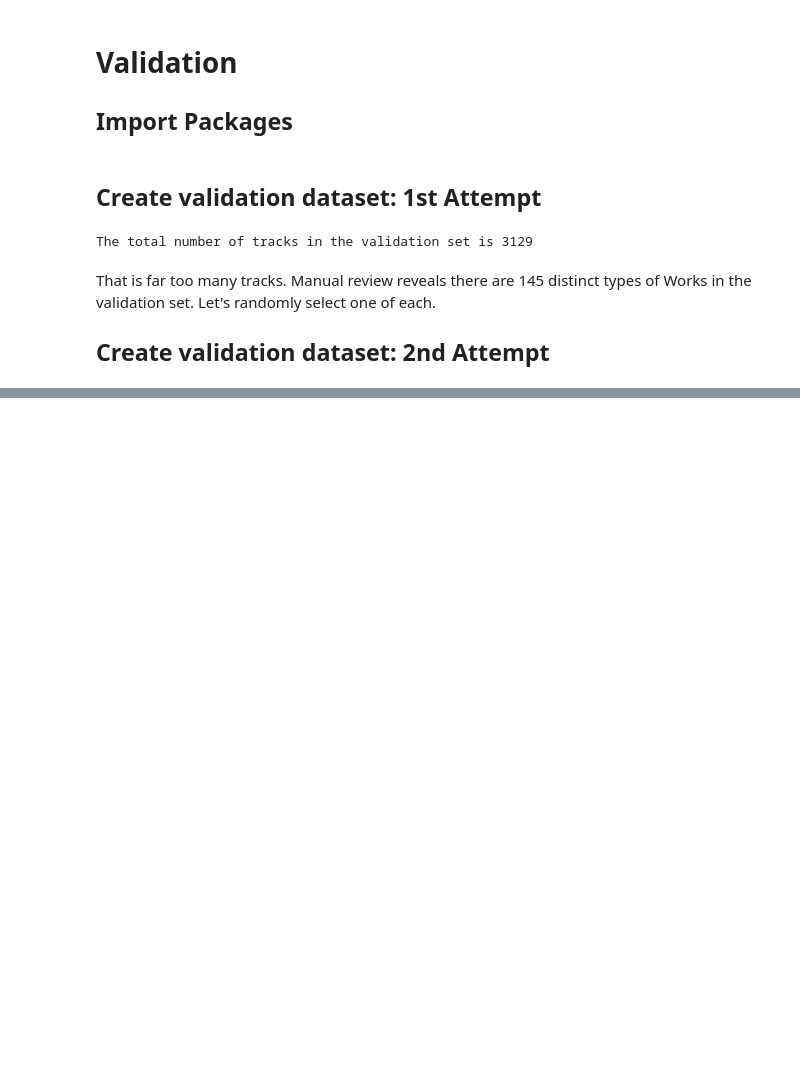
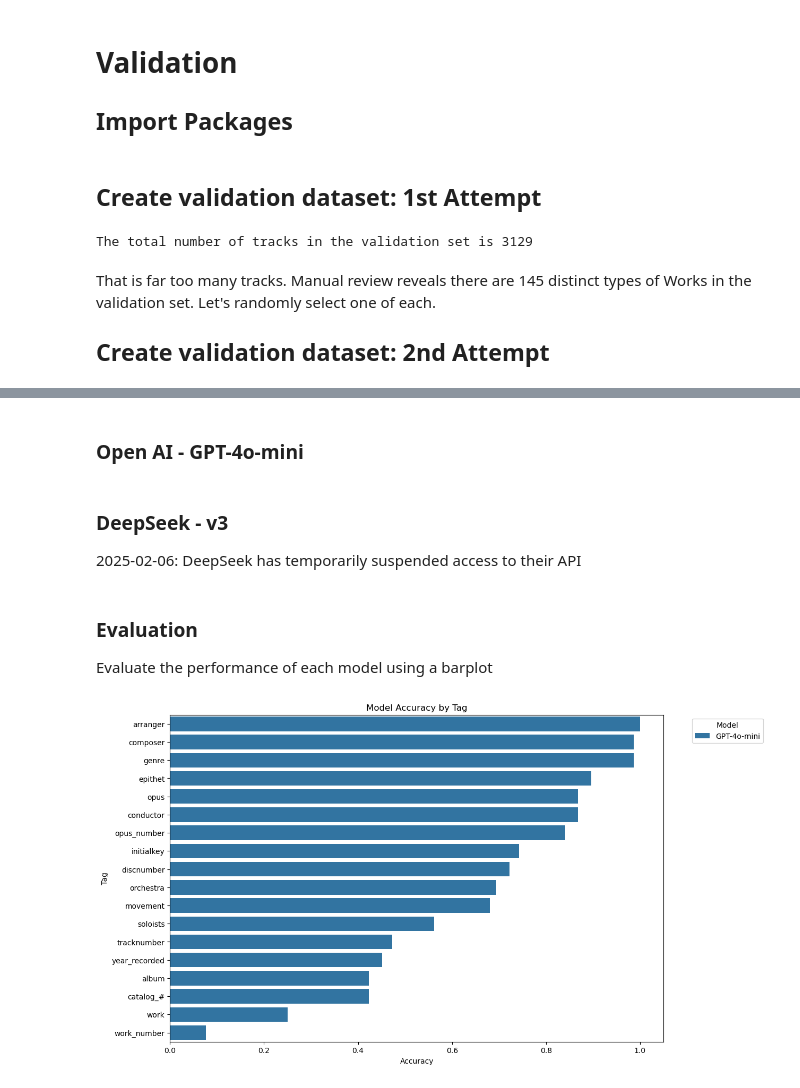
Before and after one commit to joshamilton/musicTagger, a Jupyter notebook: src/evaluate_llms.ipynb, the cells around one changed output, grey strips where cells are left out. Saved outputs shown, nothing was run; the diff lists cells and outputs as text; code cells hidden in the pictures; blank space fills up the shorter version.

Commit message:
Run GPT using OpenAI API and visualize results

```diff
--- a/src/evaluate_llms.ipynb
+++ b/src/evaluate_llms.ipynb
@@ -111,8 +119,8 @@ validation_albums = [
     ['Vivaldi, Antonio', 'Vivaldi Edition, Volume 2', 'I Musici', '', '']
 ]
 
-# Read in the database of all tags
-tags_df = pd.read_excel('../tags.xlsx')
+# Read in the database of all tags. Read all values as strings
+tags_df = pd.read_excel('../tags.xlsx', dtype=str)
 
 # Create a boolean mask for filtering
 mask = pd.Series([False] * len(tags_df))
@@ -152,11 +160,16 @@ validation_set = subset_df.groupby(['updated_composer', 'updated_album', 'update
                                          ).apply(lambda x: x.sample(1, random_state=seed)).reset_index(drop=True)
 validation_set.replace('', np.nan, inplace=True) # Replace empty strings with NaN
 
+# Update all tag names to contain underscores instead of spaces
+validation_set.columns = validation_set.columns.str.replace(' ', '_')
 # Write to file
 validation_set.to_excel('validation_set.xlsx', index=False)
 
-# Report the number of updated_tag fields that have values
+# Report the number of updated_tag fields that have values. Drop the updated_title and updated_tracktitle fields, because
+# they get computed programmatically when renaming
 updated_tag_fields = [col for col in validation_set.columns if col.startswith('updated')]
+updated_tag_fields.remove('updated_title')
+updated_tag_fields.remove('updated_tracktitle')
 non_null_counts = validation_set[updated_tag_fields].notnull().sum()
 
 print("Number of updated_tag fields that have values:")
@@ -182,0 +203,13 @@ dtype: int64
+# %%
+# Create a dataframe to store the results
+# The columns are: filename, tag, value
+results_df = pd.DataFrame(columns=['filename', 'tag', 'expected value', 'model', 'predicted value'])
+# Populate the dataframe with the validation set
+for index, row in validation_set.iterrows():
+    for tag in updated_tag_fields:
+        # Add empty strings for missing values
+        if pd.isna(row[tag]):
+            row[tag] = ''
+        # Append the filename, tag, and value to the results dataframe
+        new_row = [row['filename'], re.sub(r'updated_', '', tag), row[tag], '', '']
+        results_df.loc[len(results_df)] = new_row
@@ -182,0 +225,2 @@ dtype: int64
+# %% [markdown]
+### Open AI - GPT-4o-mini
@@ -182,0 +327,24 @@ dtype: int64
+# %% [markdown]
+### DeepSeek - v3
+2025-02-06: DeepSeek has temporarily suspended access to their API
+# %% [markdown]
+### Evaluation
+
+Evaluate the performance of each model using a barplot
+# %%
+# Calculate overall accuracy for each tag and model
+accuracy_df = results_df.groupby(['model', 'tag']).apply(
+    lambda x: (x['expected value'] == x['predicted value']).mean()
+).reset_index(name='accuracy')
+accuracy_df = accuracy_df.sort_values(by='accuracy', ascending=False)
+
+# Horizontal Bar Chart
+plt.figure(figsize=(12, 8))
+sns.barplot(data=accuracy_df, x='accuracy', y='tag', hue='model', orient='h')
+plt.title('Model Accuracy by Tag')
+plt.xlabel('Accuracy')
+plt.ylabel('Tag')
+plt.legend(title='Model', bbox_to_anchor=(1.05, 1), loc='upper left')
+plt.show()
+# %% [output]
+[figure, added]
```
Also changed, not shown: parts of 10 cells of this notebook, 1 other file.
